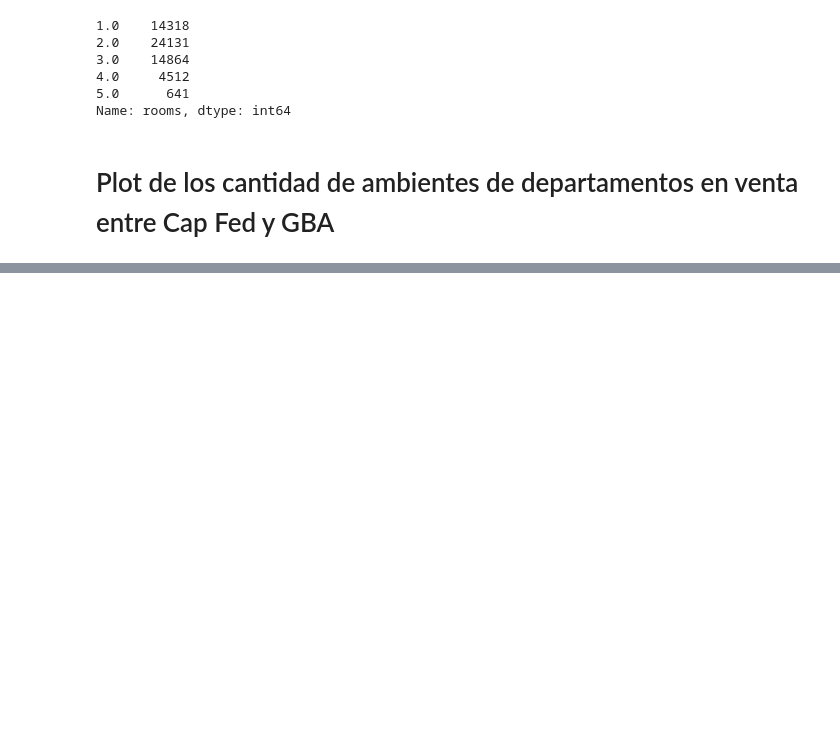
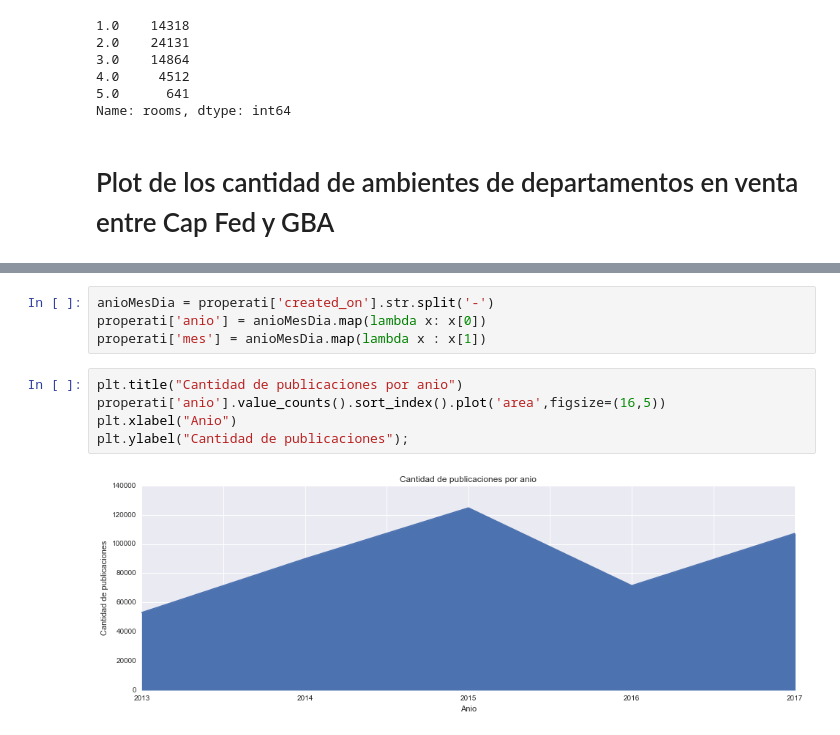
Before and after one commit to BraianVicente/properati_argentina, a Jupyter notebook: src/TP 1 - Properati - Full Month - Algunos Plots.ipynb, the cells around one changed output, grey strips where cells are left out. Drawn from its saved outputs; the diff is of its cells as text; blank space fills up the shorter version.

Commit message:
mas plots

```diff
--- a/src/TP 1 - Properati - Full Month - Algunos Plots.ipynb
+++ b/src/TP 1 - Properati - Full Month - Algunos Plots.ipynb
@@ -792,2 +792,13 @@ plt.ylabel("Cantidad de publicaciones de depatarmentos",fontsize=20);
 # %% [output]
 [figure]
+# %%
+anioMesDia = properati['created_on'].str.split('-')
+properati['anio'] = anioMesDia.map(lambda x: x[0])
+properati['mes'] = anioMesDia.map(lambda x : x[1])
+# %%
+plt.title("Cantidad de publicaciones por anio")
+properati['anio'].value_counts().sort_index().plot('area',figsize=(16,5))
+plt.xlabel("Anio")
+plt.ylabel("Cantidad de publicaciones");
+# %% [output]
+[figure, added]
```
Also changed, not shown: parts of 1 cell of this notebook.
